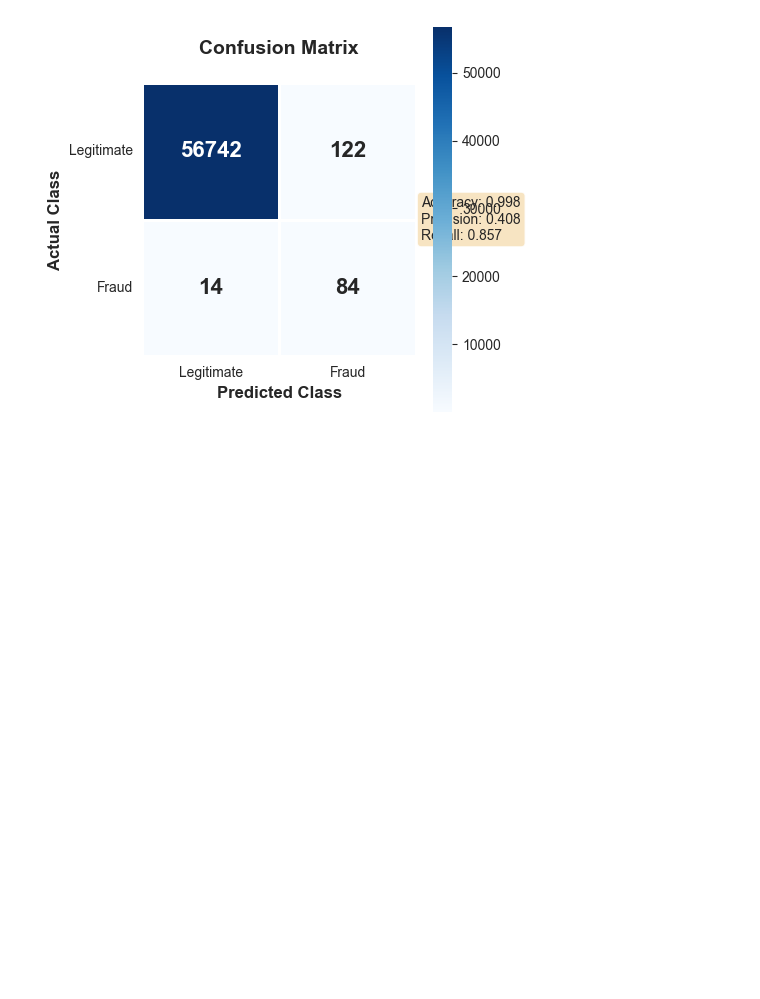
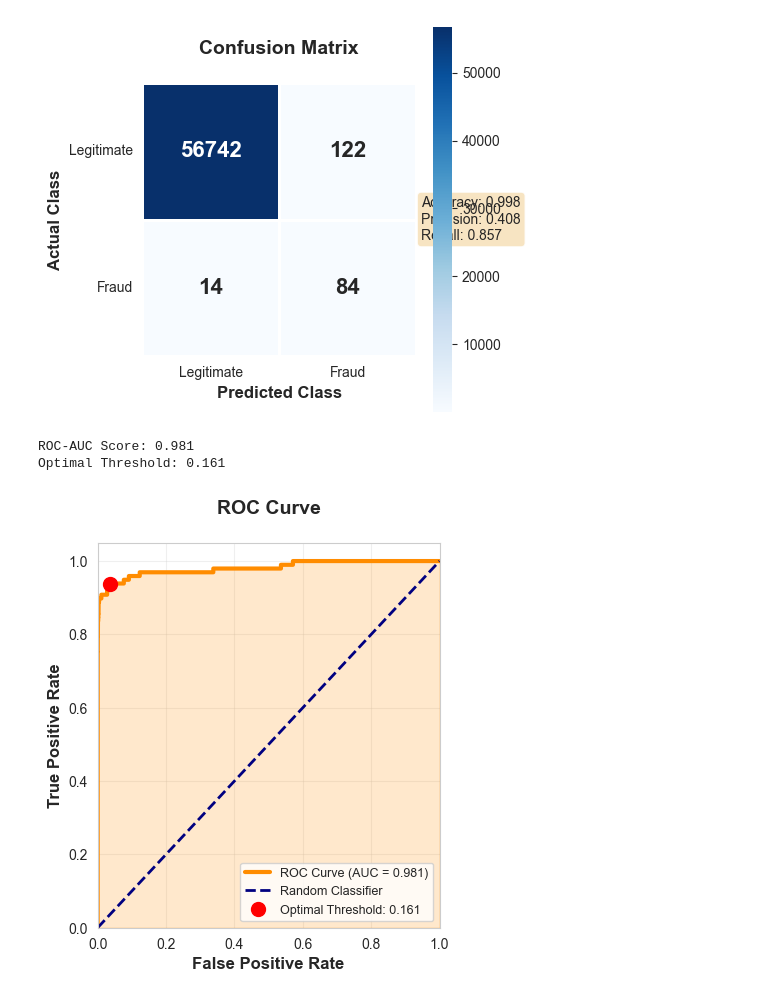
Before and after one commit to Junsui3012/Brainwave_Matrix_Intern, a Jupyter notebook: Task 2/code.ipynb, the cells around one changed output. Saved outputs shown, nothing was run; the diff lists cells and outputs as text; code cells hidden in the pictures; blank space fills up the shorter version.

```diff
--- a/Task 2/code.ipynb
+++ b/Task 2/code.ipynb
@@ -211,3 +239,50 @@ Accuracy: 0.998
 Precision: 0.408
 Recall: 0.857
 [figure]
+# %%
+def visualize_roc_curve(y_test, y_pred_proba):
+    """
+    Visualization 2: ROC Curve with AUC Score
+    Shows model's ability to distinguish between classes
+    """
+    # Calculate ROC curve
+    fpr, tpr, thresholds = roc_curve(y_test, y_pred_proba)
+    roc_auc = auc(fpr, tpr)
+
+    plt.subplot(1, 3, 2)
+
+    # Plot ROC curve
+    plt.plot(fpr, tpr, color='darkorange', lw=3,
+             label=f'ROC Curve (AUC = {roc_auc:.3f})')
+
+    # Plot diagonal reference line
+    plt.plot([0, 1], [0, 1], color='navy', lw=2, linestyle='--',
+             label='Random Classifier')
+
+    # Styling
+    plt.xlim([0.0, 1.0])
+    plt.ylim([0.0, 1.05])
+    plt.xlabel('False Positive Rate', fontsize=12, fontweight='bold')
+    plt.ylabel('True Positive Rate', fontsize=12, fontweight='bold')
+    plt.title('ROC Curve\n', fontsize=14, fontweight='bold')
+    plt.legend(loc="lower right", fontsize=10)
+    plt.grid(True, alpha=0.3)
+
+    # Add shaded area under curve
+    plt.fill_between(fpr, tpr, alpha=0.2, color='darkorange')
+
+    # Add annotation for optimal threshold
+    optimal_idx = np.argmax(tpr - fpr)
+    optimal_threshold = thresholds[optimal_idx]
+    plt.plot(fpr[optimal_idx], tpr[optimal_idx], 'ro', markersize=10,
+             label=f'Optimal Threshold: {optimal_threshold:.3f}')
+    plt.legend(loc="lower right", fontsize=9)
+
+    print(f"\nROC-AUC Score: {roc_auc:.3f}")
+    print(f"Optimal Threshold: {optimal_threshold:.3f}")
+# %%
+visualize_roc_curve(y_test, y_pred_proba)
+# %% [output]
+ROC-AUC Score: 0.981
+Optimal Threshold: 0.161
+[figure, added]
```
Also changed, not shown: parts of 6 cells of this notebook.
